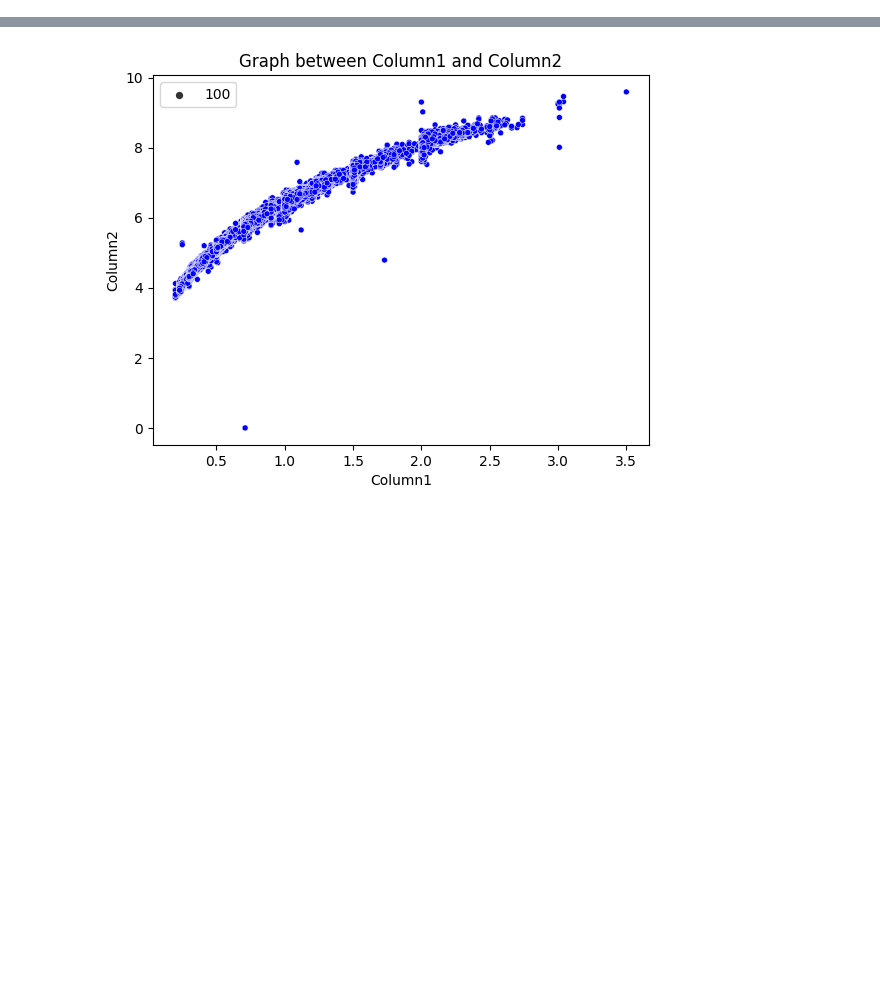
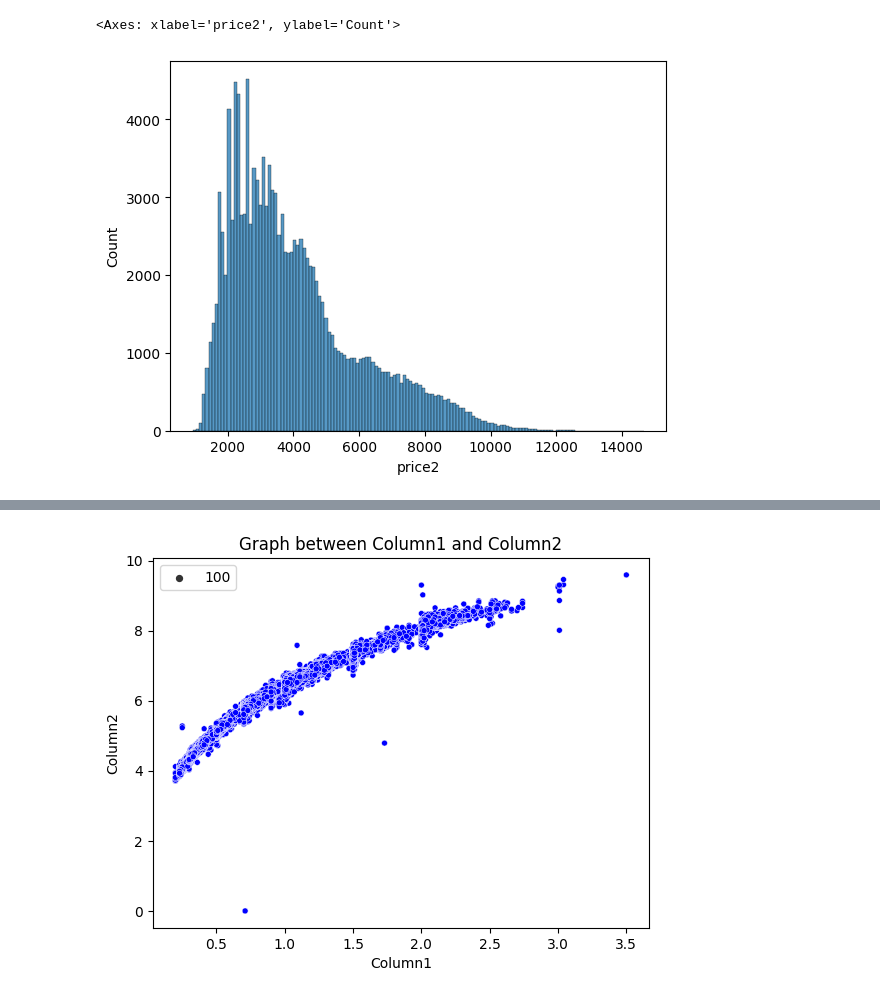
Before and after one commit to harshpoddar03/kaggle_techweek, a Jupyter notebook: 1_EDA.ipynb, the cells around one changed output, grey strips where cells are left out. Saved outputs shown, nothing was run; the diff lists cells and outputs as text; code cells hidden in the pictures; blank space fills up the shorter version.

```diff
--- a/1_EDA.ipynb
+++ b/1_EDA.ipynb
@@ -43,0 +48,2 @@ train_data.describe()
+# %%
+train_data2 = train_data.loc[(train_data['price3'] < 12500) & (train_data['price3'] > 1700)]
@@ -47,0 +65,5 @@ dataplot = sns.heatmap(train_data.corr(), cmap="YlGnBu")
+# %%
+sns.histplot(x="price2",data=train_data2)
+# %% [output]
+<Axes: xlabel='price2', ylabel='Count'>
+[figure, added]
```
Also changed, not shown: parts of 15 cells of this notebook, 1 other file.
